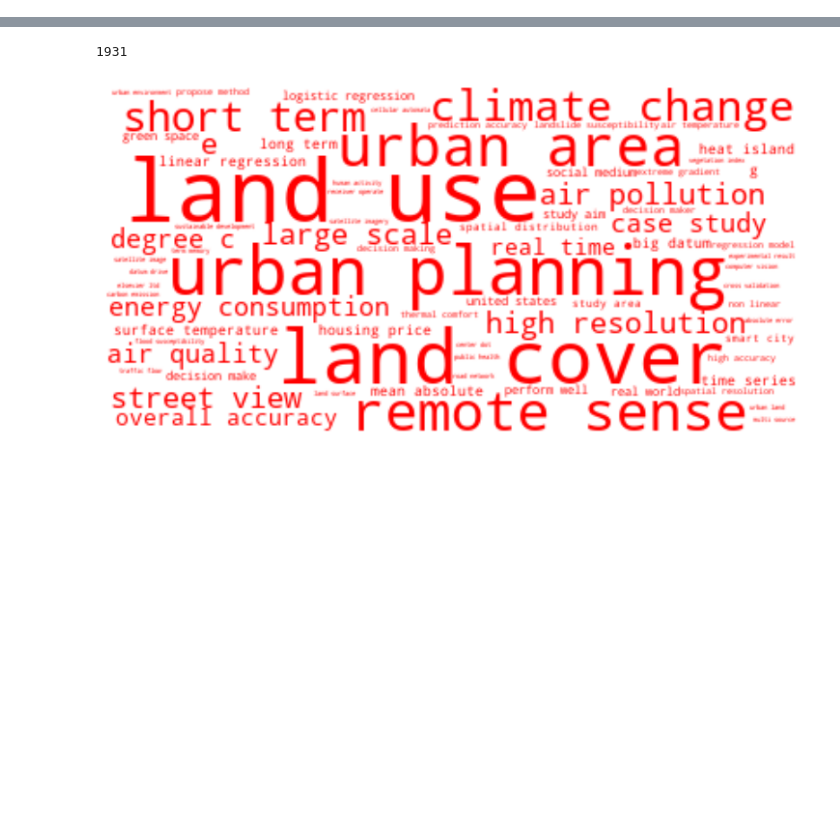
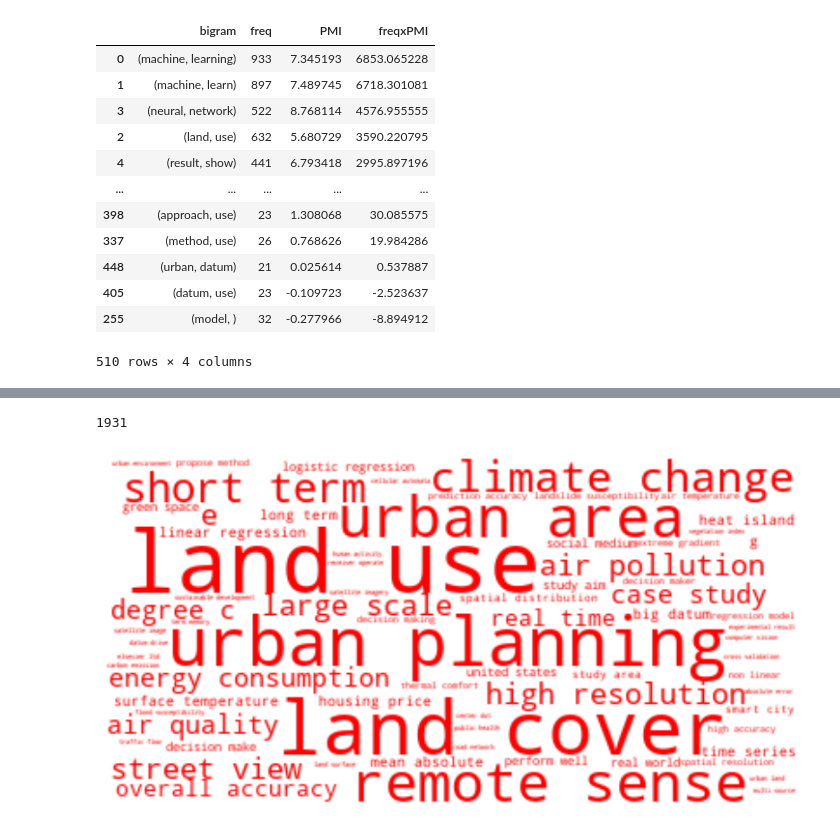
Before and after one commit to brookefzy/pitaya, a Jupyter notebook: BabyAI-NLP/02_word_frequency.ipynb, the cells around one changed output, grey strips where cells are left out. Drawn from its saved outputs; the diff is of its cells as text; code cells hidden in the pictures; blank space fills up the shorter version.

```diff
--- a/BabyAI-NLP/02_word_frequency.ipynb
+++ b/BabyAI-NLP/02_word_frequency.ipynb
@@ -143,0 +153,9 @@ Then we multiply the PMI and frequency for each bigram to compute a normalized d
+# %%
+# load the nltk bigram and trigram measures
+bigrams = nltk.collocations.BigramAssocMeasures()
+bigramFinder = nltk.collocations.BigramCollocationFinder.from_words(unlist_comments)
+# %%
+#create a table of bigram collocations and bigram frequency
+bigram_freq = bigramFinder.ngram_fd.items()
+bigramFreqTable = pd.DataFrame(list(bigram_freq), columns=['bigram','freq']).sort_values(by='freq', ascending=False)
+bigramFreqTable
@@ -143,0 +182,23 @@ Then we multiply the PMI and frequency for each bigram to compute a normalized d
+# %%
+bigramPMITable = pd.DataFrame(list(bigramFinder.score_ngrams(bigrams.pmi)),
+                                columns=['bigram','PMI']).sort_values(by='PMI', ascending=False)
+
+# merge the bigramPMITable and big
+mergedbig = filtered_bi.merge(bigramPMITable, on = 'bigram', how = 'inner')
+mergedbig['freqxPMI'] = mergedbig['freq'] * mergedbig['PMI']
+mergedbig = mergedbig.sort_values(by = 'freqxPMI', ascending = False)
+mergedbig
+# %% [output]
+|  | bigram | freq | PMI | freqxPMI |
+| 0 | (machine, learning) | 933 | 7.345193 | 6853.065228 |
+| 1 | (machine, learn) | 897 | 7.489745 | 6718.301081 |
+| 3 | (neural, network) | 522 | 8.768114 | 4576.955555 |
+| 2 | (land, use) | 632 | 5.680729 | 3590.220795 |
+| 4 | (result, show) | 441 | 6.793418 | 2995.897196 |
+| ... | ... | ... | ... | ... |
+| 398 | (approach, use) | 23 | 1.308068 | 30.085575 |
+| 337 | (method, use) | 26 | 0.768626 | 19.984286 |
+| 448 | (urban, datum) | 21 | 0.025614 | 0.537887 |
+| 405 | (datum, use) | 23 | -0.109723 | -2.523637 |
+| 255 | (model, ) | 32 | -0.277966 | -8.894912 |
+510 rows × 4 columns
```
Also changed, not shown: parts of 13 cells of this notebook, 1 other file.
